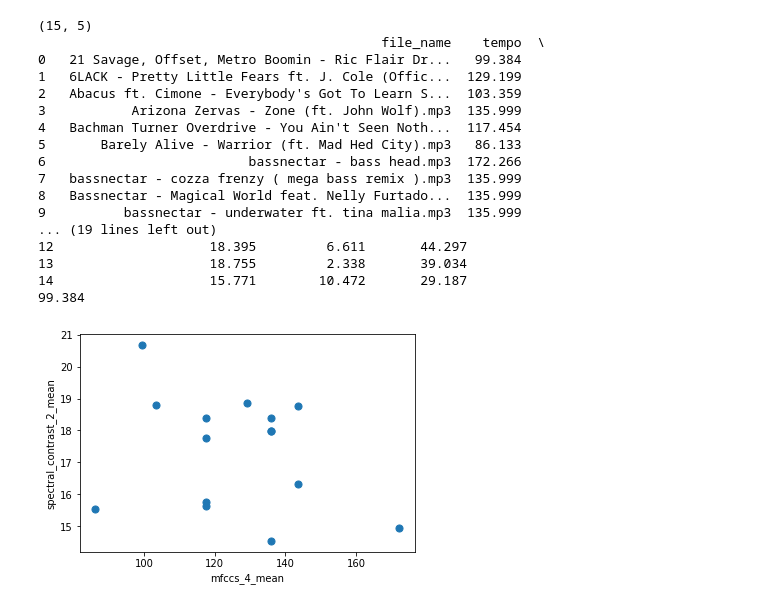
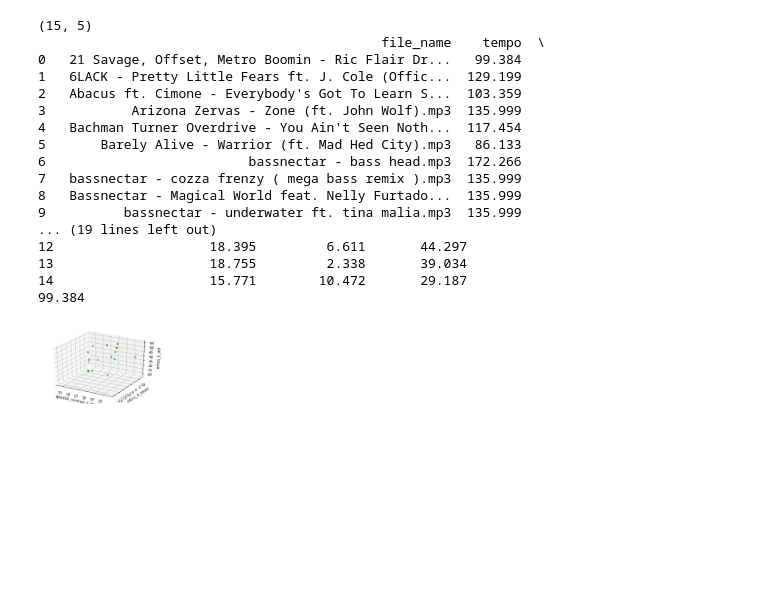
Before and after one commit to LePython/Virtale, a Jupyter notebook: Music Feature Extraction/K-Means/mainKMeans.ipynb, the cells around one changed output. Drawn from its saved outputs; the diff is of its cells as text; code cells hidden in the pictures; blank space fills up the shorter version.

Commit message:
3dGraph
Former-commit-id: 1bb2bd8f03dbbe4c1163935079e0bad165afc419

```diff
--- a/Music Feature Extraction/K-Means/mainKMeans.ipynb
+++ b/Music Feature Extraction/K-Means/mainKMeans.ipynb
@@ -9,37 +9,45 @@ from sklearn.cluster import KMeans
 # %%
 df = pd.read_csv("df_features.csv")
 
 print(df.shape)
 print(df)
 
 df_np = np.array(df)
 
 print(df_np[0][1])
-plt.scatter(df_np[:,1],df_np[:,2], s=50)
 
-plt.ylabel("spectral_contrast_2_mean")
-plt.xlabel("mfccs_4_mean")
+fig = plt.figure()
+ax = fig.add_subplot(111, projection='3d')
 
-plt.savefig("2dTest.png", dpi=200)
+cax = ax.scatter(df_np[:,2], df_np[:,3], df_np[:,4], c="g")
+
+ax.set_xlabel("spectral_contrast_2_mean")
+ax.set_ylabel("mfccs_4_mean")
+ax.set_zlabel("mfccs_1_std")
+#cbar = fig.colorbar(cax)
+#plt.scatter(df_np[:,1], df_np[:,2], s=50)
+
+
+plt.savefig("3dTest.png", dpi=200)
 plt.show()
 # %% [output]
 (15, 5)
                                             file_name    tempo  \
 0   21 Savage, Offset, Metro Boomin - Ric Flair Dr...   99.384
 1   6LACK - Pretty Little Fears ft. J. Cole (Offic...  129.199
 2   Abacus ft. Cimone - Everybody's Got To Learn S...  103.359
 3           Arizona Zervas - Zone (ft. John Wolf).mp3  135.999
 4   Bachman Turner Overdrive - You Ain't Seen Noth...  117.454
 5       Barely Alive - Warrior (ft. Mad Hed City).mp3   86.133
 6                          bassnectar - bass head.mp3  172.266
 7   bassnectar - cozza frenzy ( mega bass remix ).mp3  135.999
 8   Bassnectar - Magical World feat. Nelly Furtado...  135.999
 9          bassnectar - underwater ft. tina malia.mp3  135.999
 ... (19 lines left out)
 12                    18.395         6.611       44.297
 13                    18.755         2.338       39.034
 14                    15.771        10.472       29.187
 99.384
-[figure, old version]
+[figure, new version]
 # %%
 # Liednamen aus dem Array entfernen
```
Also changed, not shown: parts of 3 cells of this notebook, 5 other files.
